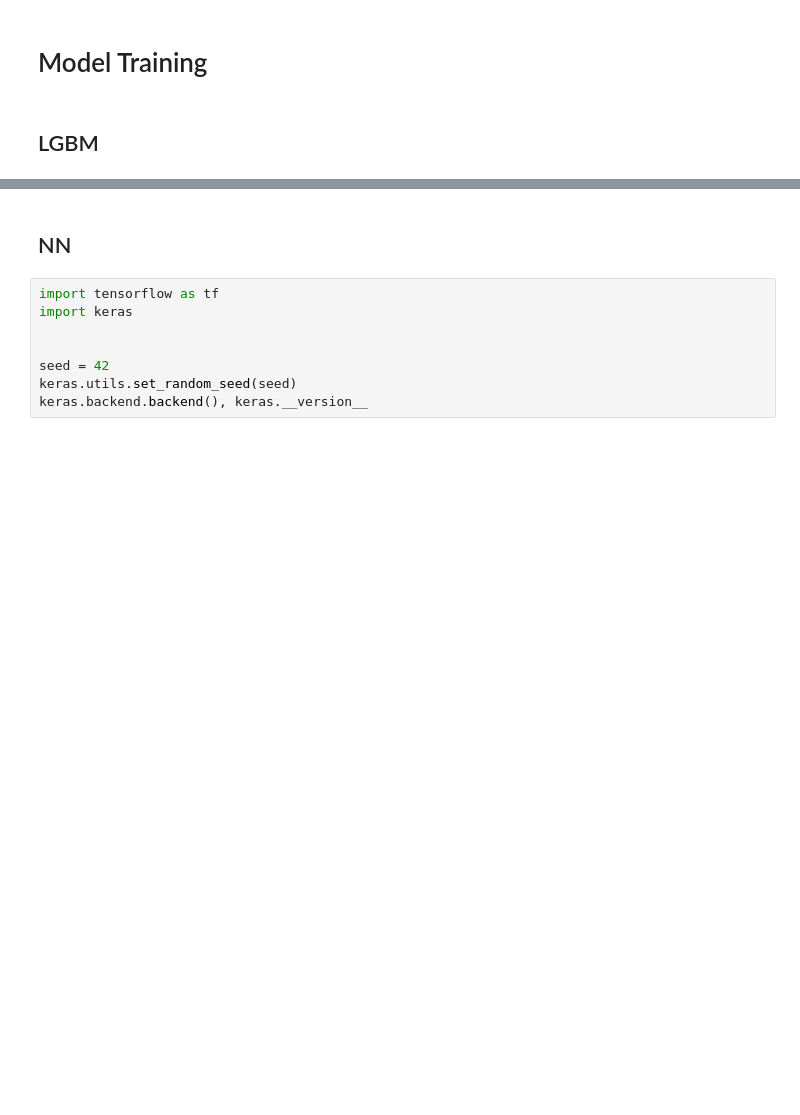
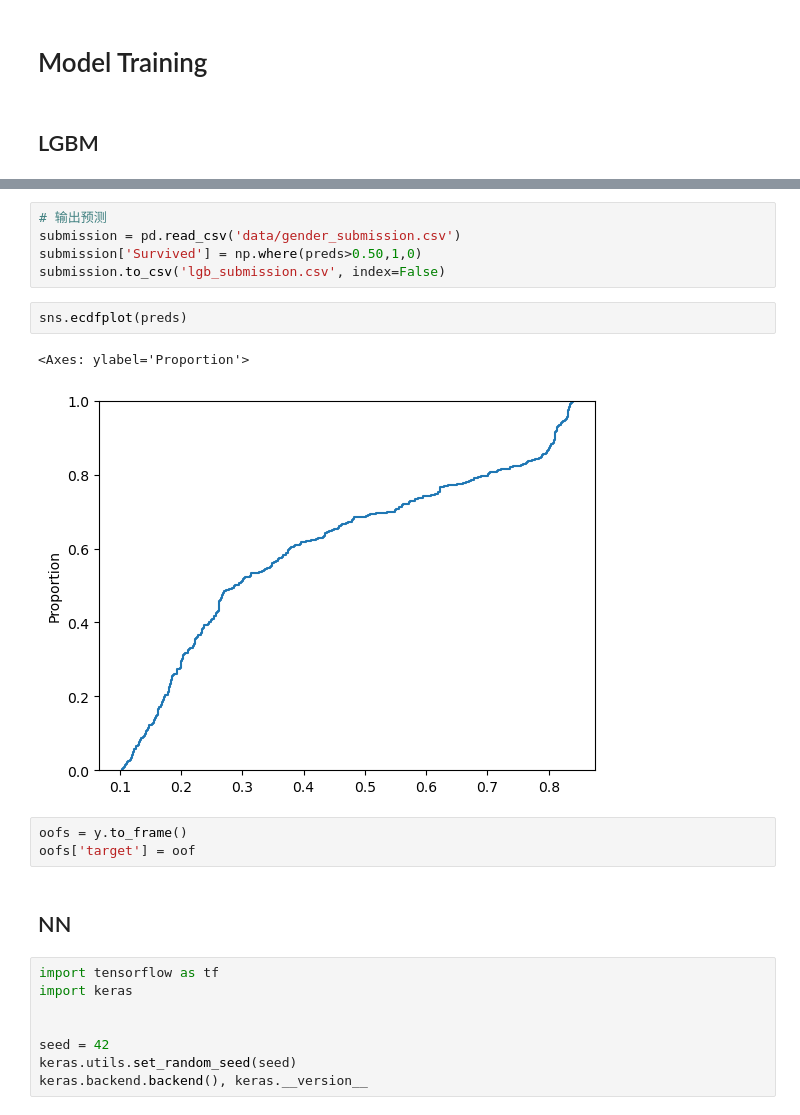
Before and after one commit to slowdive42/kaggle, a Jupyter notebook: titanic/titanic.ipynb, the cells around one changed output, grey strips where cells are left out. Drawn from its saved outputs; the diff is of its cells as text; blank space fills up the shorter version.

```diff
--- a/titanic/titanic.ipynb
+++ b/titanic/titanic.ipynb
@@ -315,3 +307,16 @@ Training until validation scores don't improve for 150 rounds
+# %%
+# 输出预测
+submission = pd.read_csv('data/gender_submission.csv')
+submission['Survived'] = np.where(preds>0.50,1,0)
+submission.to_csv('lgb_submission.csv', index=False)
+# %%
+sns.ecdfplot(preds)
+# %% [output]
+<Axes: ylabel='Proportion'>
+[figure, added]
+# %%
+oofs = y.to_frame()
+oofs['target'] = oof
 # %% [markdown]
 ## NN
 # %%
```
Also changed, not shown: parts of 21 cells of this notebook, 1 other file.
